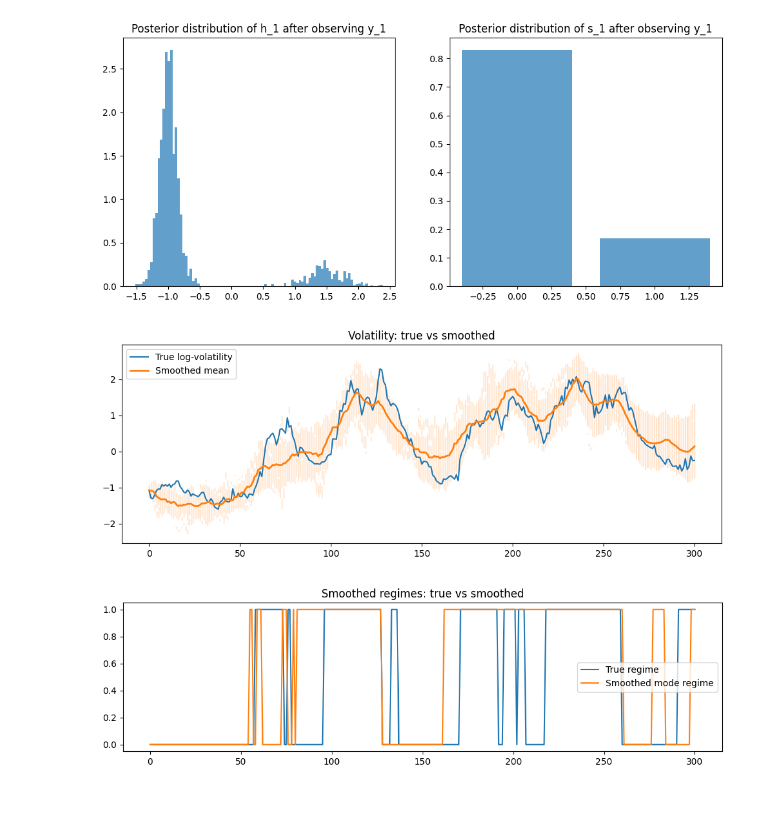
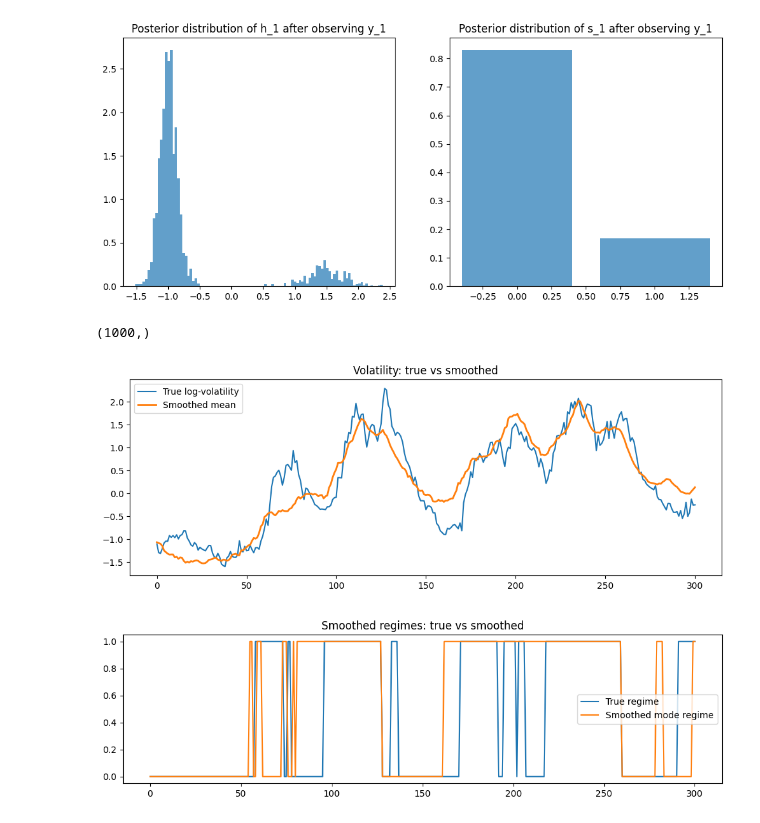
Before and after one commit to vitolev/mssv-smc, a Jupyter notebook: notebooks/02_bootstrap_pf.ipynb, the cells around one changed output. Drawn from its saved outputs; the diff is of its cells as text; code cells hidden in the pictures.

```diff
--- a/notebooks/02_bootstrap_pf.ipynb
+++ b/notebooks/02_bootstrap_pf.ipynb
@@ -275,9 +275,15 @@ for i, traj in enumerate(smoothed_trajectories):
     for t in range(T):
         h_array[i, t] = traj[t].h_t      # MSSV latent
         s_array[i, t] = traj[t].s_t      # MSSV discrete state
+# %%
+# Final weights from history are not needed for smoothing trajectories
+weights_T = np.array(history[T-1][1])  # shape (N,)
+print(weights_T.shape)
+# %% [output]
+(1000,)
 # %%
-h_mean = h_array.mean(axis=0)  # shape (T,)
+h_mean = np.sum(h_array * weights_T[:, None], axis=0)
 
-regime_probs = s_array.mean(axis=0) # shape (T, K)
+regime_probs = np.sum(s_array * weights_T[:, None, None], axis=0) # shape (T, K)
 # Extract most probable regime at each time step
-s_mode = np.argmax(regime_probs, axis=1)  # shape (T,)
+s_mode = np.argmax(regime_probs, axis=1)  # shape (T)
@@ -293,20 +290,13 @@ for t in range(T):
 # %%
 # Plot the graph of true vs smoothed log volatility
 plt.figure(figsize=(12, 4))
 plt.plot(h_true, label="True log-volatility")
 plt.plot(h_mean, label="Smoothed mean", linewidth=2)
-
-# Loop over each time point and fill all intervals
-for t in range(T):
-    intervals = h_HDI_all[t]  # This should be a list of [low, high] pairs
-    for low, high in intervals:
-        plt.fill_between([t, t], [low, low], [high, high], color='C1', alpha=0.3)
-
 plt.legend()
 plt.title("Volatility: true vs smoothed")
 plt.show()
 # %% [output]
-[figure, old version]
+[figure, new version]
 # %%
 # Plot graph of true vs smoothed regimes
 plt.figure(figsize=(12, 3))
@@ -316,4 +306,4 @@ plt.legend()
 plt.title("Smoothed regimes: true vs smoothed")
 plt.show()
 # %% [output]
-[figure, old version]
+[figure, new version]
```
Also changed, not shown: parts of 1 cell of this notebook.
